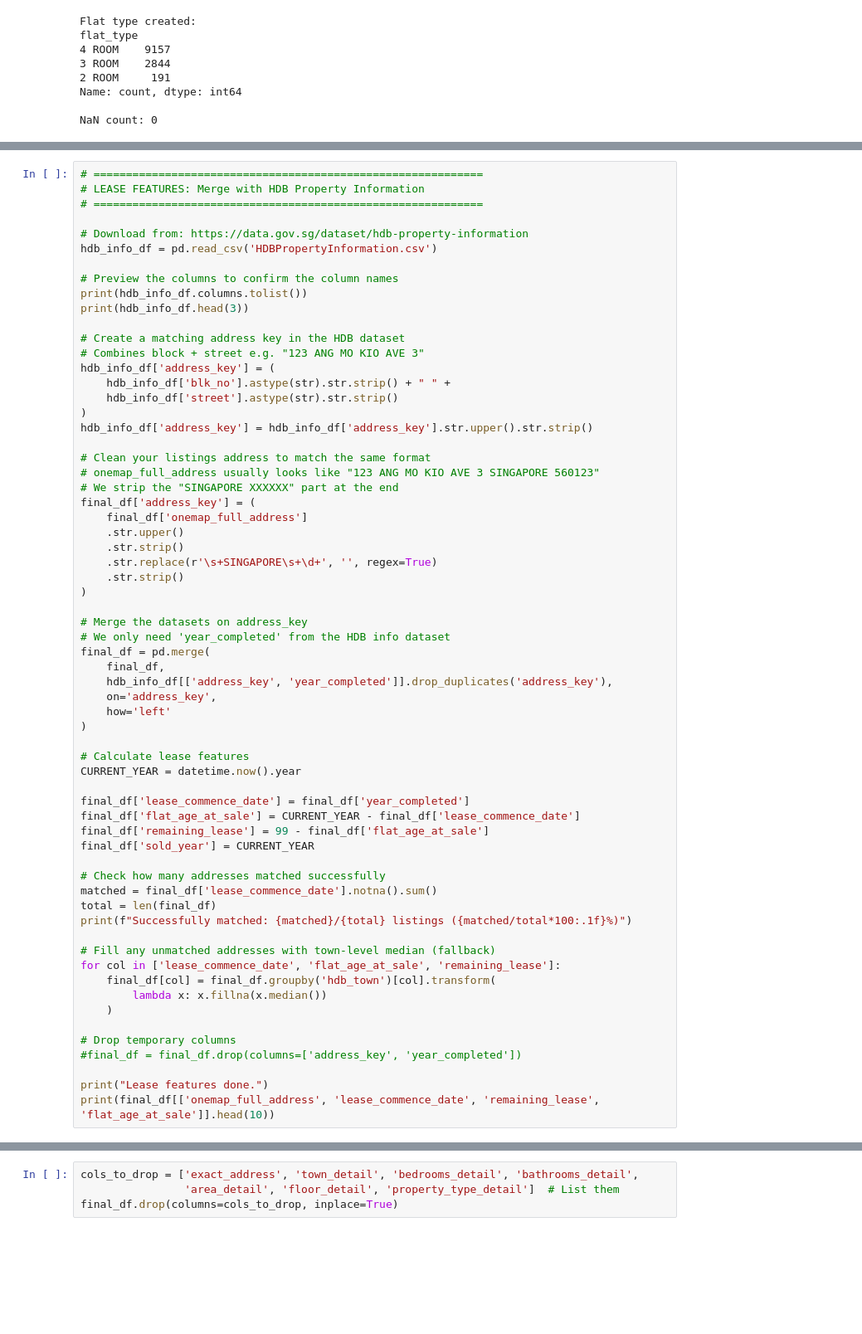
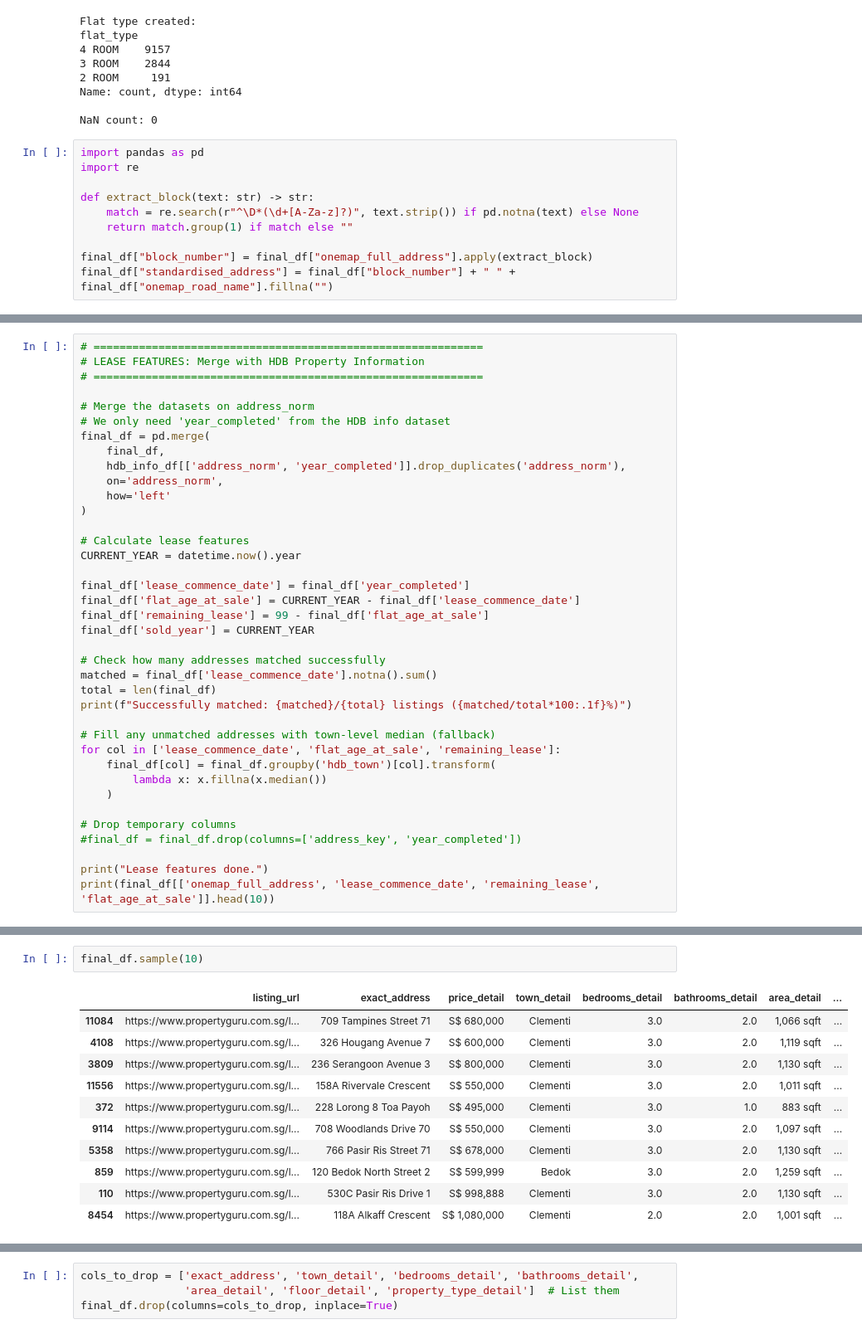
Before and after one commit to sanjeevr123/DSE3101-Project, a Jupyter notebook: backend/SAI + prediction.ipynb, the cells around one changed output, grey strips where cells are left out. Shown at 83% size. Cells and saved outputs as stored; diff of their text form; blank space fills up the shorter version.

```diff
--- a/backend/SAI + prediction.ipynb
+++ b/backend/SAI + prediction.ipynb
@@ -767,3 +765,13 @@ flat_type
 Name: count, dtype: int64
 
 NaN count: 0
+# %%
+import pandas as pd
+import re
+
+def extract_block(text: str) -> str:
+    match = re.search(r"^\D*(\d+[A-Za-z]?)", text.strip()) if pd.notna(text) else None
+    return match.group(1) if match else ""
+
+final_df["block_number"] = final_df["onemap_full_address"].apply(extract_block)
+final_df["standardised_address"] = final_df["block_number"] + " " + final_df["onemap_road_name"].fillna("")
@@ -772,38 +980,12 @@ NaN count: 0
 # LEASE FEATURES: Merge with HDB Property Information
 # ============================================================
 
-# Download from: https://data.gov.sg/dataset/hdb-property-information
-hdb_info_df = pd.read_csv('HDBPropertyInformation.csv')
-
-# Preview the columns to confirm the column names
-print(hdb_info_df.columns.tolist())
-print(hdb_info_df.head(3))
-
-# Create a matching address key in the HDB dataset
-# Combines block + street e.g. "123 ANG MO KIO AVE 3"
-hdb_info_df['address_key'] = (
-    hdb_info_df['blk_no'].astype(str).str.strip() + " " +
-    hdb_info_df['street'].astype(str).str.strip()
-)
-hdb_info_df['address_key'] = hdb_info_df['address_key'].str.upper().str.strip()
-
-# Clean your listings address to match the same format
-# onemap_full_address usually looks like "123 ANG MO KIO AVE 3 SINGAPORE 560123"
-# We strip the "SINGAPORE XXXXXX" part at the end
-final_df['address_key'] = (
-    final_df['onemap_full_address']
-    .str.upper()
-    .str.strip()
-    .str.replace(r'\s+SINGAPORE\s+\d+', '', regex=True)
-    .str.strip()
-)
-
-# Merge the datasets on address_key
+# Merge the datasets on address_norm
 # We only need 'year_completed' from the HDB info dataset
 final_df = pd.merge(
     final_df,
-    hdb_info_df[['address_key', 'year_completed']].drop_duplicates('address_key'),
-    on='address_key',
+    hdb_info_df[['address_norm', 'year_completed']].drop_duplicates('address_norm'),
+    on='address_norm',
     how='left'
 )
 
@@ -890,0 +1054,14 @@ NameError: name 'final_df' is not defined
+# %%
+final_df.sample(10)
+# %% [output]
+|  | listing_url | exact_address | price_detail | town_detail | bedrooms_detail | bathrooms_detail | area_detail | ... |
+| 11084 | https://www.propertyguru.com.sg/l... | 709 Tampines Street 71 | S$ 680,000 | Clementi | 3.0 | 2.0 | 1,066 sqft | ... |
+| 4108 | https://www.propertyguru.com.sg/l... | 326 Hougang Avenue 7 | S$ 600,000 | Clementi | 3.0 | 2.0 | 1,119 sqft | ... |
+| 3809 | https://www.propertyguru.com.sg/l... | 236 Serangoon Avenue 3 | S$ 800,000 | Clementi | 3.0 | 2.0 | 1,130 sqft | ... |
+| 11556 | https://www.propertyguru.com.sg/l... | 158A Rivervale Crescent | S$ 550,000 | Clementi | 3.0 | 2.0 | 1,011 sqft | ... |
+| 372 | https://www.propertyguru.com.sg/l... | 228 Lorong 8 Toa Payoh | S$ 495,000 | Clementi | 3.0 | 1.0 | 883 sqft | ... |
+| 9114 | https://www.propertyguru.com.sg/l... | 708 Woodlands Drive 70 | S$ 550,000 | Clementi | 3.0 | 2.0 | 1,097 sqft | ... |
+| 5358 | https://www.propertyguru.com.sg/l... | 766 Pasir Ris Street 71 | S$ 678,000 | Clementi | 3.0 | 2.0 | 1,130 sqft | ... |
+| 859 | https://www.propertyguru.com.sg/l... | 120 Bedok North Street 2 | S$ 599,999 | Bedok | 3.0 | 2.0 | 1,259 sqft | ... |
+| 110 | https://www.propertyguru.com.sg/l... | 530C Pasir Ris Drive 1 | S$ 998,888 | Clementi | 3.0 | 2.0 | 1,130 sqft | ... |
+| 8454 | https://www.propertyguru.com.sg/l... | 118A Alkaff Crescent | S$ 1,080,000 | Clementi | 2.0 | 2.0 | 1,001 sqft | ... |
```
Also changed, not shown: parts of 12 cells of this notebook.
